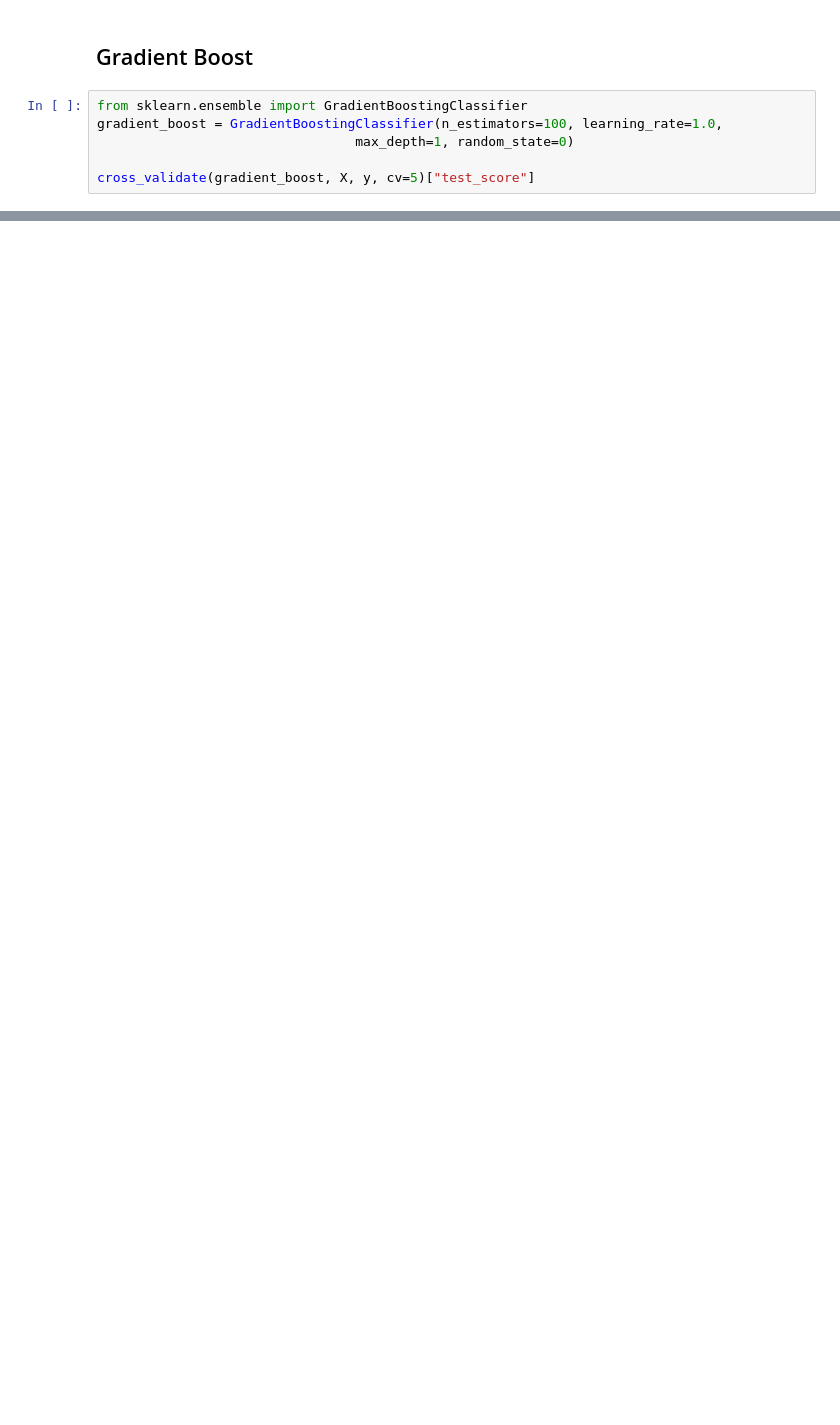
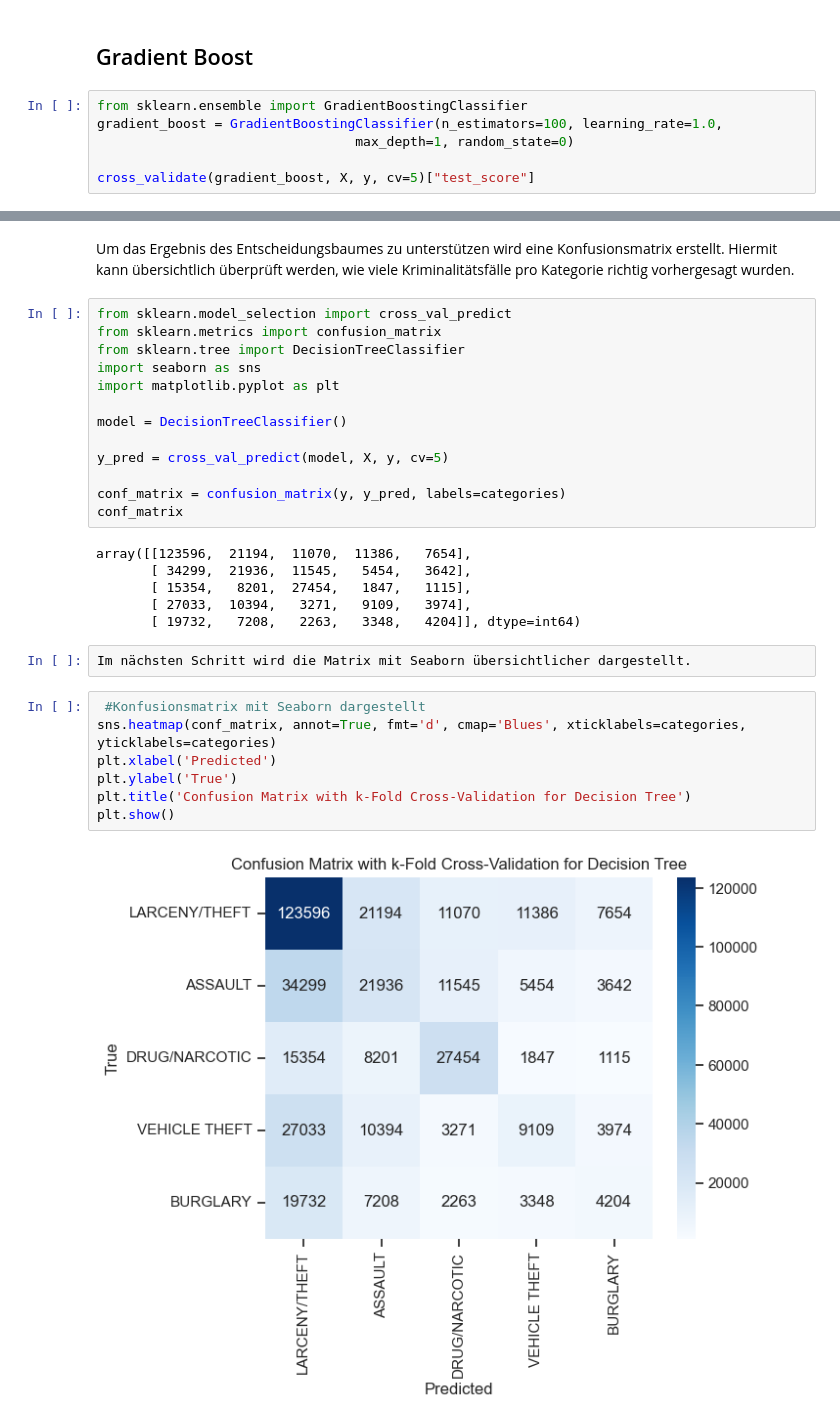
Before and after one commit to FelixSiegfriedRiedel/San-Francisco-Crime, a Jupyter notebook: crime.ipynb, the cells around one changed output, grey strips where cells are left out. Cells and saved outputs as stored; diff of their text form; blank space fills up the shorter version.

```diff
--- a/crime.ipynb
+++ b/crime.ipynb
@@ -1209,0 +1109,32 @@ cross_validate(gradient_boost, X, y, cv=5)["test_score"]
+# %% [markdown]
+Um das Ergebnis des Entscheidungsbaumes zu unterstützen wird eine Konfusionsmatrix erstellt. Hiermit kann übersichtlich überprüft werden, wie viele Kriminalitätsfälle pro Kategorie richtig vorhergesagt wurden.
+# %%
+from sklearn.model_selection import cross_val_predict
+from sklearn.metrics import confusion_matrix
+from sklearn.tree import DecisionTreeClassifier
+import seaborn as sns
+import matplotlib.pyplot as plt
+
+model = DecisionTreeClassifier()
+
+y_pred = cross_val_predict(model, X, y, cv=5)
+
+conf_matrix = confusion_matrix(y, y_pred, labels=categories)
+conf_matrix
+# %% [output]
+array([[123596,  21194,  11070,  11386,   7654],
+       [ 34299,  21936,  11545,   5454,   3642],
+       [ 15354,   8201,  27454,   1847,   1115],
+       [ 27033,  10394,   3271,   9109,   3974],
+       [ 19732,   7208,   2263,   3348,   4204]], dtype=int64)
+# %%
+Im nächsten Schritt wird die Matrix mit Seaborn übersichtlicher dargestellt.
+# %%
+ #Konfusionsmatrix mit Seaborn dargestellt
+sns.heatmap(conf_matrix, annot=True, fmt='d', cmap='Blues', xticklabels=categories, yticklabels=categories)
+plt.xlabel('Predicted')
+plt.ylabel('True')
+plt.title('Confusion Matrix with k-Fold Cross-Validation for Decision Tree')
+plt.show()
+# %% [output]
+[figure, added]
```
Also changed, not shown: parts of 52 cells of this notebook.
